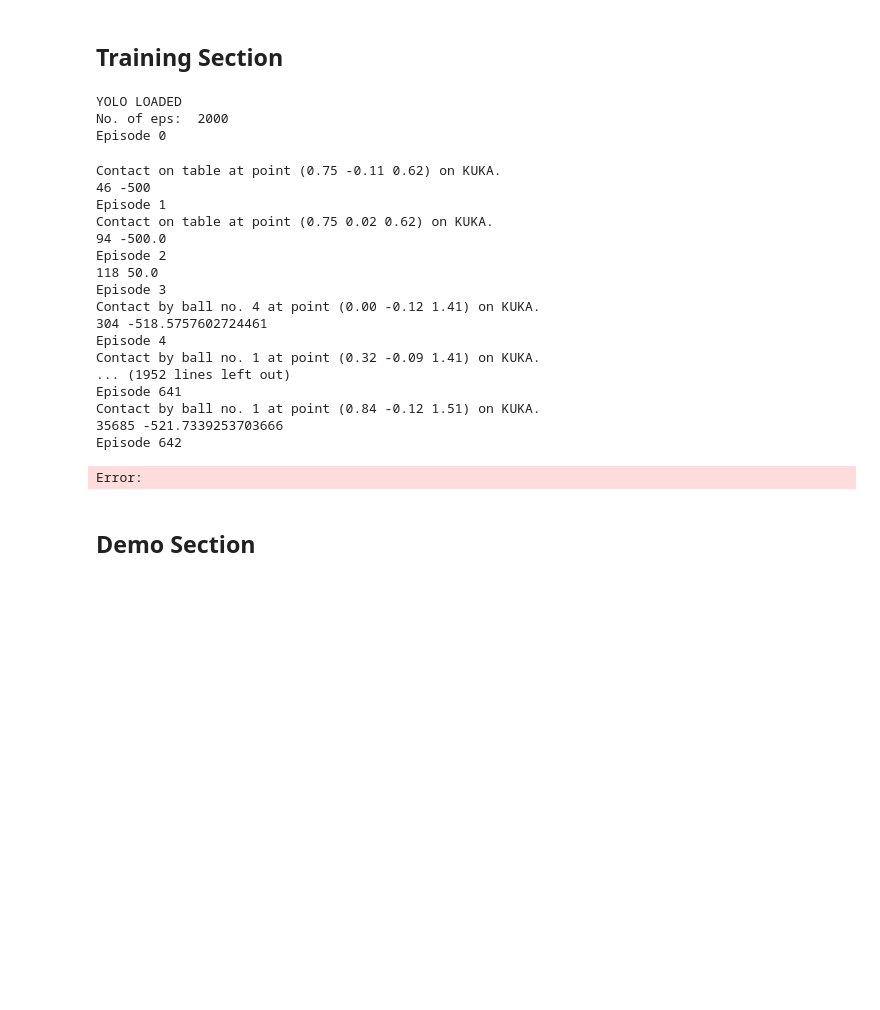
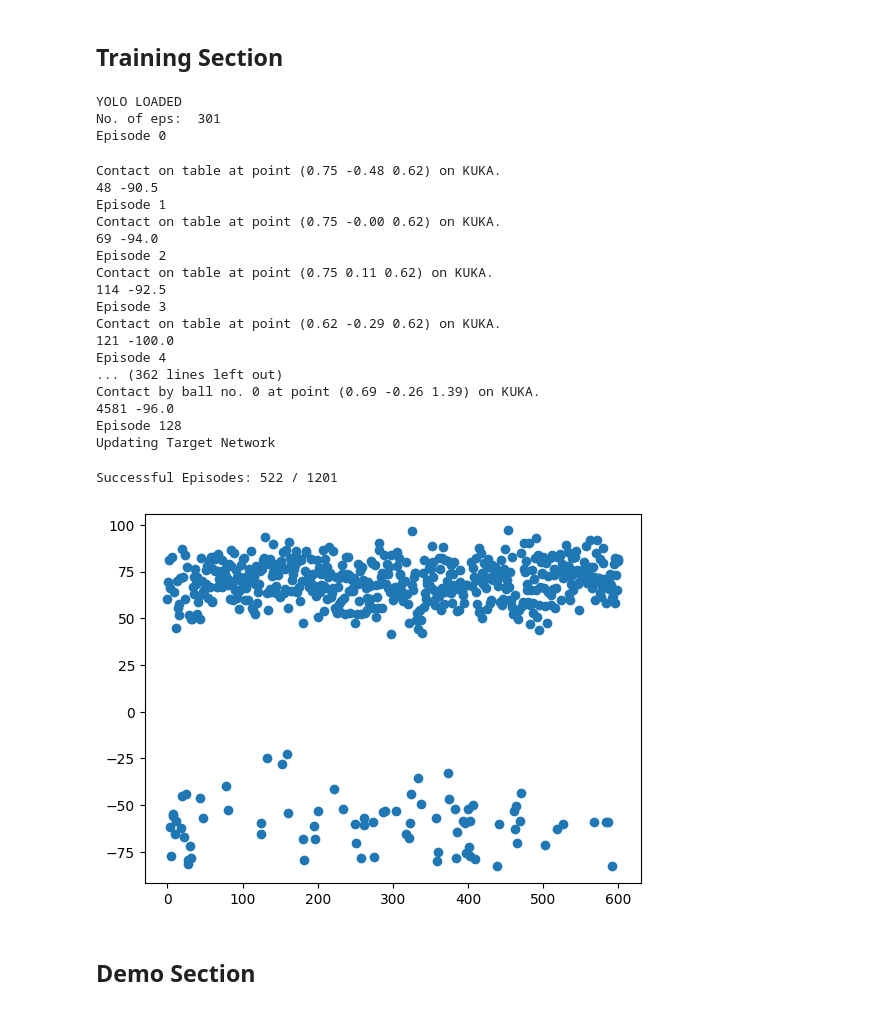
Before and after one commit to Chronat0s/AI-In-Robotics-Project, a Jupyter notebook: main.ipynb, the cells around one changed output. Cells and saved outputs as stored; diff of their text form; code cells hidden in the pictures; blank space fills up the shorter version.

```diff
--- a/main.ipynb
+++ b/main.ipynb
@@ -15,20 +15,20 @@ import cobot_ai4robotics
 import math
 # %%
 # Hyperparameters.
-EPISODES = 2000 # Keep low at a modest number to start with. Can load and save to do more episodes.
-LEARNING_RATE = 0.0025#0.00025
-MEM_SIZE = 50000
-REPLAY_START_SIZE = 10000
-BATCH_SIZE = 512#32 # Try upping the batch size for more complex space.
+EPISODES = 301 # Keep low at a modest number to start with. Can load and save to do more episodes.
+LEARNING_RATE = 0.00025
+MEM_SIZE = 20000
+REPLAY_START_SIZE = 1000
+BATCH_SIZE = 64#32 # Try upping the batch size for more complex space.
 GAMMA = 0.99 # Discount factor.
 EPS_START = 0.1
 EPS_END = 0.0001
 EPS_DECAY = 4 * MEM_SIZE
 MEM_RETAIN = 0.1
-NETWORK_UPDATE_ITERS = 500
+NETWORK_UPDATE_ITERS = 200
 
-FC1_DIMS = 128
-FC2_DIMS = 128
+FC1_DIMS = 512
+FC2_DIMS = 256
 
 # Training status metrics.
 best_reward = 0
@@ -139,8 +139,8 @@ class DQN_Solver:
         # If we roll a value lower than eps_threshold, take a random action in the action_space.
         # As part of part 2, we must use prior knowledge to set a non-uniform probability distribution for which random actions we take.
         if random.random() < eps_threshold:             #
-            return np.random.choice(np.array(range(7)), p=[1/7,  1/7,  1/7,  1/7,  1/7,
-                                                            1/7,  1/7])# p=[1/45, 1/45, 1/45, 1/45, 1/45, 1/45, 1/45, 27/45, 1/45]) # there are 9 actions (0-8). p = [probabilities * 9]
+            return np.random.choice(np.array(range(7)), p=[1/21,  4/21,  4/21,  4/21,  4/21,
+                                                            2/21,  2/21])# p=[1/45, 1/45, 1/45, 1/45, 1/45, 1/45, 1/45, 27/45, 1/45]) # there are 9 actions (0-8). p = [probabilities * 9]
 
         # If we pass the random check and are past the initial filling of the replay buffer, begin to take intelligent action.
         state = torch.tensor(observation).float().detach()
@@ -208,7 +208,7 @@ episode_reward = 0
 
 # Comment and uncomment to pick whether to start a new model or train an existing one.
 agent = DQN_Solver(env)
-# agent = DQN_Solver(env, load="project_policy_network.pkl")
+agent = DQN_Solver(env, load="project_policy_network.pkl")
 plt.clf() # Clear current figure.
 goal_count = 0
 
@@ -217,7 +217,7 @@ print("No. of eps: ", EPISODES)
 for i in range(EPISODES):
     print("Episode", i)
     state, _ = env.reset()
-    while True: #for j in range(200): # Set finite life for each EPISODE?
+    while True: #for j in range(300): # Set finite life for each EPISODE?
         # Loopa
         action = agent.choose_action(state)
         state_, reward, done, _, info = env.step(action)
@@ -265,30 +265,32 @@ plt.show()
 env.close()
 # %% [output]
 YOLO LOADED
-No. of eps:  2000
+No. of eps:  301
 Episode 0
-Contact on table at point (0.75 -0.11 0.62) on KUKA.
-46 -500
+Contact on table at point (0.75 -0.48 0.62) on KUKA.
+48 -90.5
 Episode 1
-Contact on table at point (0.75 0.02 0.62) on KUKA.
-94 -500.0
+Contact on table at point (0.75 -0.00 0.62) on KUKA.
+69 -94.0
 Episode 2
-118 50.0
+Contact on table at point (0.75 0.11 0.62) on KUKA.
+114 -92.5
 Episode 3
-Contact by ball no. 4 at point (0.00 -0.12 1.41) on KUKA.
-304 -518.5757602724461
+Contact on table at point (0.62 -0.29 0.62) on KUKA.
+121 -100.0
 Episode 4
-Contact by ball no. 1 at point (0.32 -0.09 1.41) on KUKA.
-... (1952 lines left out)
-Episode 641
-Contact by ball no. 1 at point (0.84 -0.12 1.51) on KUKA.
-35685 -521.7339253703666
-Episode 642
+... (362 lines left out)
+Contact by ball no. 0 at point (0.69 -0.26 1.39) on KUKA.
+4581 -96.0
+Episode 128
+Updating Target Network
-Error:
 # %%
 print("Successful Episodes:", goal_count, "/", EPISODES)
-plt.plot(episode_history, episode_reward_history)
+plt.scatter(episode_history, episode_reward_history)
 plt.show()
+# %% [output]
+Successful Episodes: 522 / 1201
+[figure, added]
 # %% [markdown]
 ## Demo Section
 # %%
```
Also changed, not shown: parts of 3 cells of this notebook, 7 other files.
